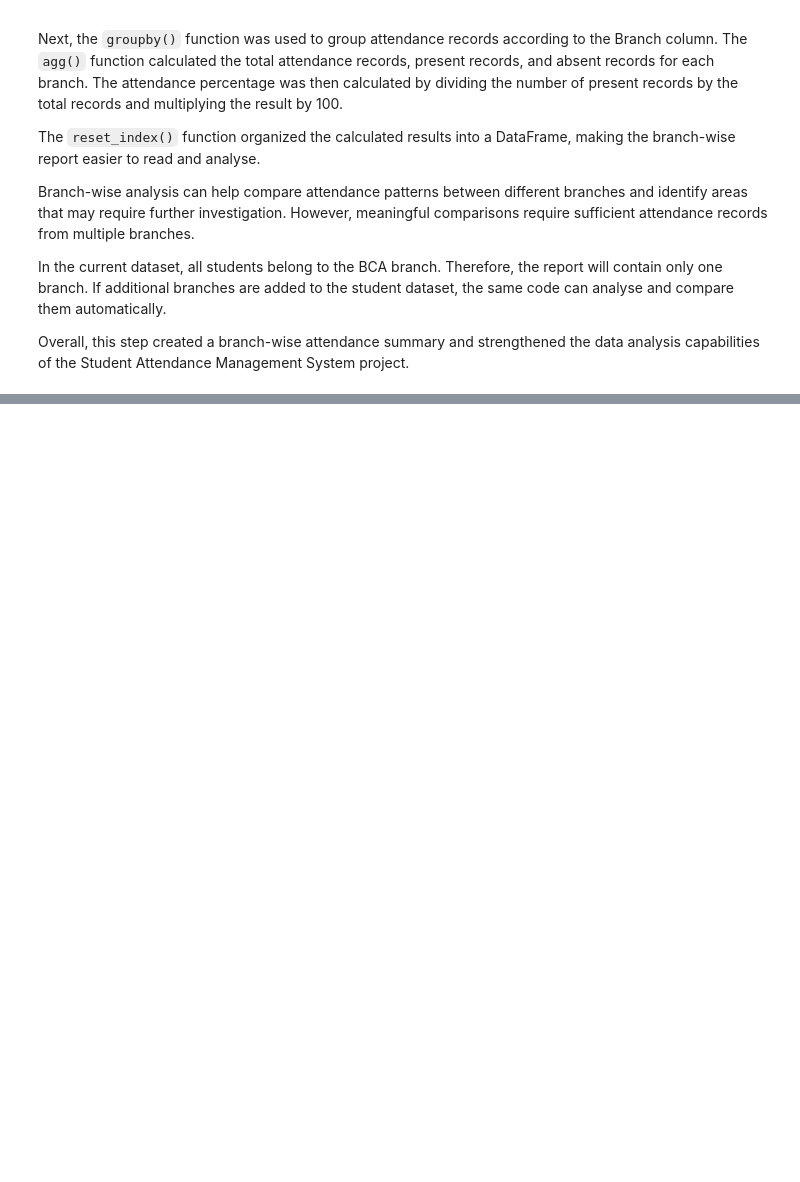
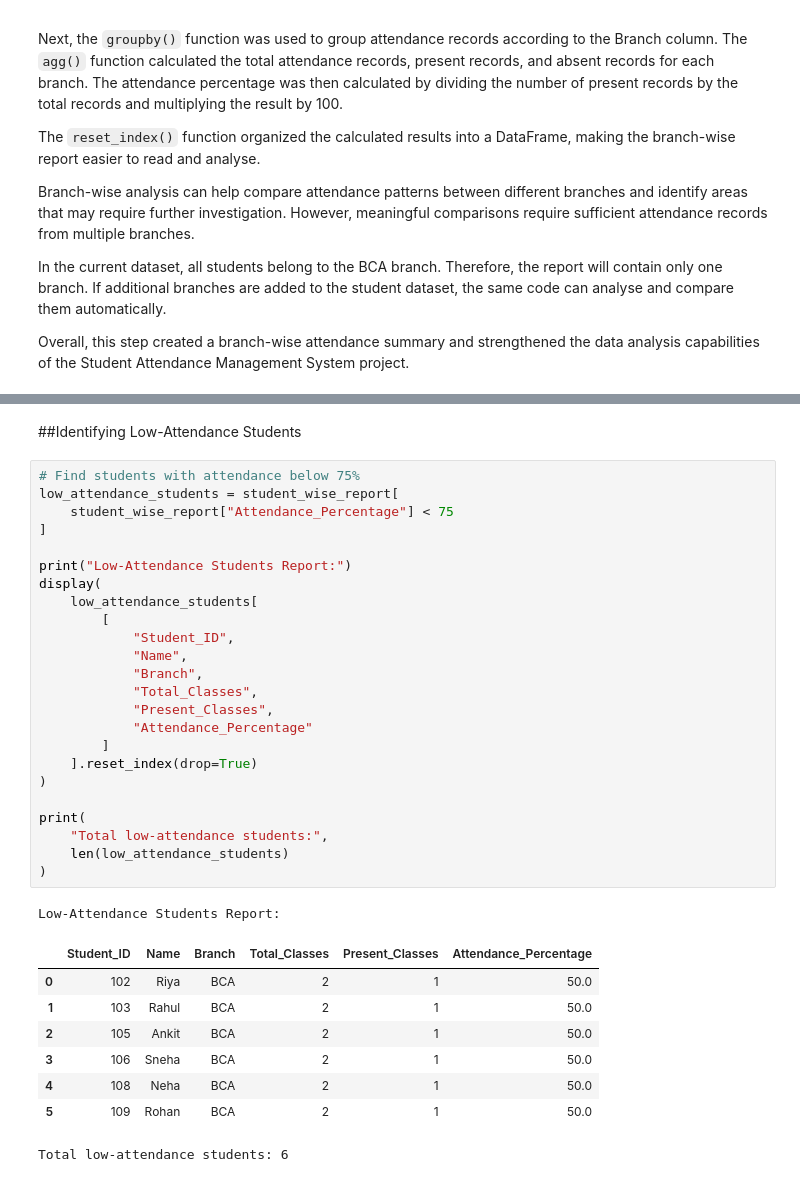
Before and after one commit to puja-200627/YBI_INTERNSHIP_PROJECTS, a Jupyter notebook: STUDENT_ATTENDANCE_MANAGEMENT_SYSTEM.ipynb, the cells around one changed output, grey strips where cells are left out. Saved outputs shown, nothing was run; the diff lists cells and outputs as text; blank space fills up the shorter version.

```diff
--- a/STUDENT_ATTENDANCE_MANAGEMENT_SYSTEM.ipynb
+++ b/STUDENT_ATTENDANCE_MANAGEMENT_SYSTEM.ipynb
@@ -2143,0 +2262,36 @@ Overall, this step created a branch-wise attendance summary and strengthened the
+# %% [markdown]
+##Identifying Low-Attendance Students
+# %%
+# Find students with attendance below 75%
+low_attendance_students = student_wise_report[
+    student_wise_report["Attendance_Percentage"] < 75
+]
+
+print("Low-Attendance Students Report:")
+display(
+    low_attendance_students[
+        [
+            "Student_ID",
+            "Name",
+            "Branch",
+            "Total_Classes",
+            "Present_Classes",
+            "Attendance_Percentage"
+        ]
+    ].reset_index(drop=True)
+)
+
+print(
+    "Total low-attendance students:",
+    len(low_attendance_students)
+)
+# %% [output]
+Low-Attendance Students Report:
+|  | Student_ID | Name | Branch | Total_Classes | Present_Classes | Attendance_Percentage |
+| 0 | 102 | Riya | BCA | 2 | 1 | 50.0 |
+| 1 | 103 | Rahul | BCA | 2 | 1 | 50.0 |
+| 2 | 105 | Ankit | BCA | 2 | 1 | 50.0 |
+| 3 | 106 | Sneha | BCA | 2 | 1 | 50.0 |
+| 4 | 108 | Neha | BCA | 2 | 1 | 50.0 |
+| 5 | 109 | Rohan | BCA | 2 | 1 | 50.0 |
+Total low-attendance students: 6
```
Also changed, not shown: parts of 4 cells of this notebook.
